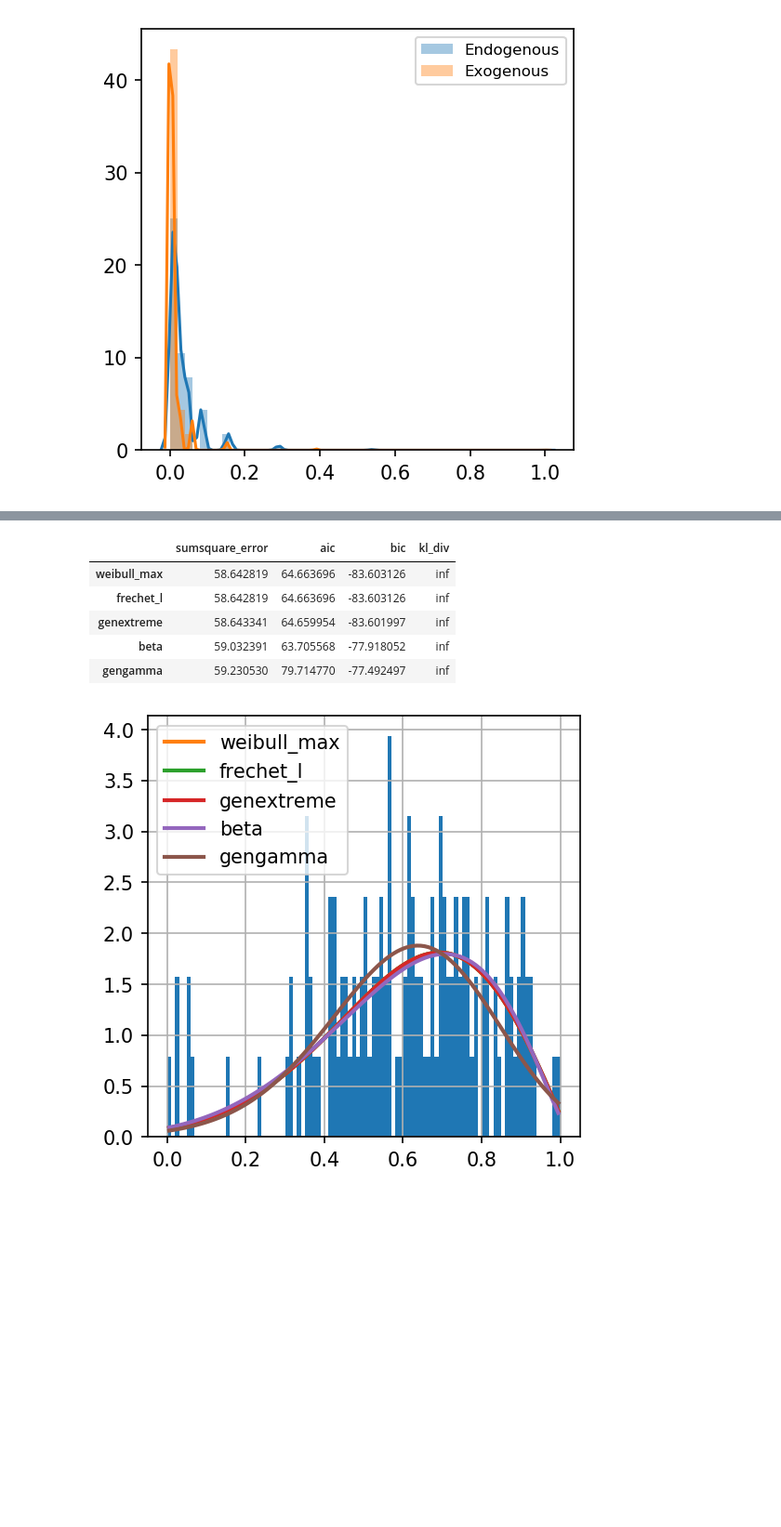
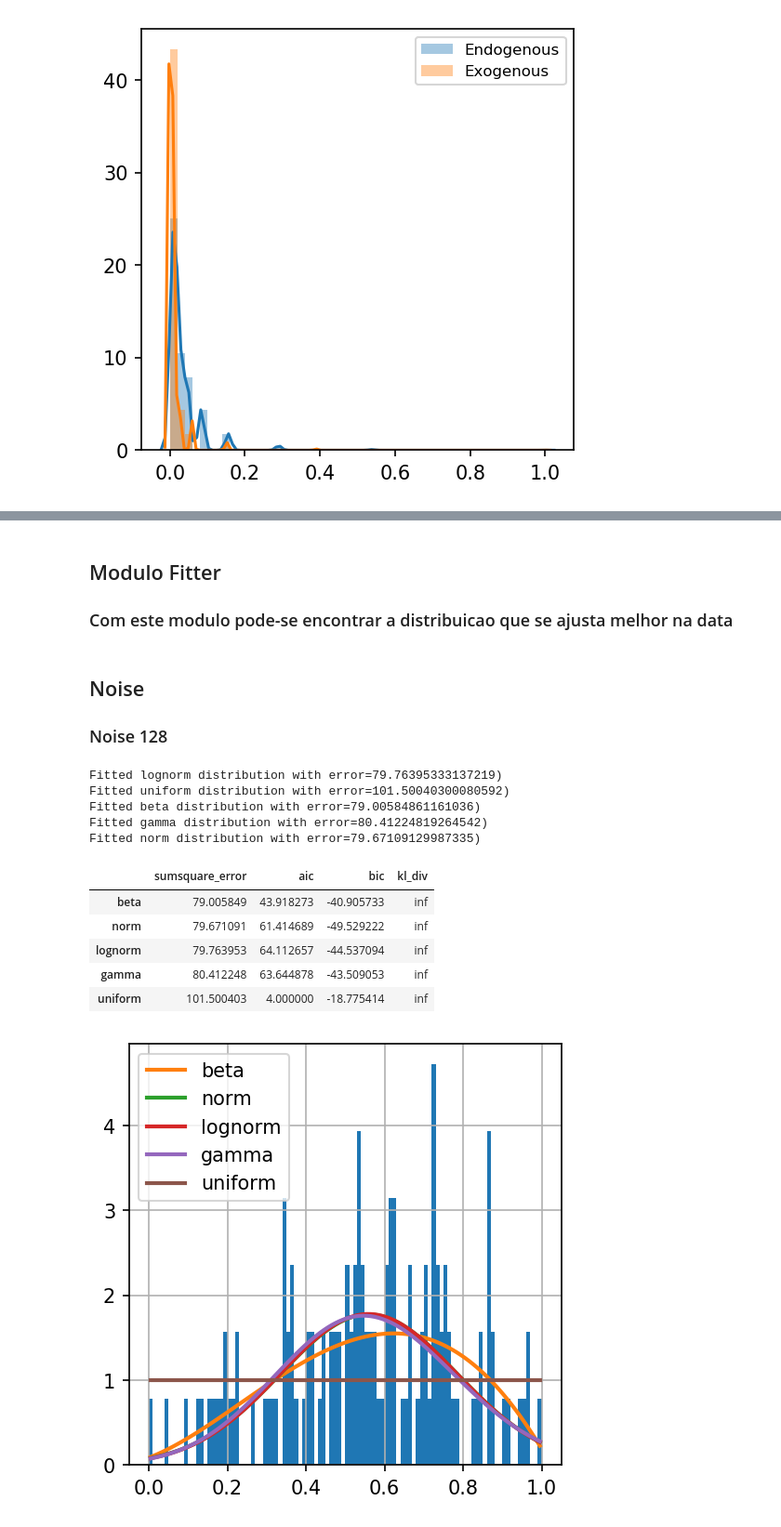
Before and after one commit to mhacarthur/Cap239, a Jupyter notebook: Lista/Lista1_P4.ipynb, the cells around one changed output, grey strips where cells are left out. Shown at 93% size. Drawn from its saved outputs; the diff is of its cells as text; code cells hidden in the pictures; blank space fills up the shorter version.

```diff
--- a/Lista/Lista1_P4.ipynb
+++ b/Lista/Lista1_P4.ipynb
@@ -245,11 +199,24 @@ Fitted wrapcauchy distribution with error=nan)
+# %% [markdown]
+## Modulo Fitter
+### Com este modulo pode-se encontrar a distribuicao que se ajusta melhor na data
+# %% [markdown]
+## Noise
+### Noise 128
 # %%
+f = Fitter(serie_128_norm, distributions=['lognorm','uniform','beta','gamma','norm'])
+f.fit()
 fig1 = plt.figure(figsize=(4,4),dpi=150)
 f.summary()
 # %% [output]
+Fitted lognorm distribution with error=79.76395333137219)
+Fitted uniform distribution with error=101.50040300080592)
+Fitted beta distribution with error=79.00584861161036)
+Fitted gamma distribution with error=80.41224819264542)
+Fitted norm distribution with error=79.67109129987335)
 |  | sumsquare_error | aic | bic | kl_div |
-| weibull_max | 58.642819 | 64.663696 | -83.603126 | inf |
-| frechet_l | 58.642819 | 64.663696 | -83.603126 | inf |
-| genextreme | 58.643341 | 64.659954 | -83.601997 | inf |
-| beta | 59.032391 | 63.705568 | -77.918052 | inf |
-| gengamma | 59.230530 | 79.714770 | -77.492497 | inf |
+| beta | 79.005849 | 43.918273 | -40.905733 | inf |
+| norm | 79.671091 | 61.414689 | -49.529222 | inf |
+| lognorm | 79.763953 | 64.112657 | -44.537094 | inf |
+| gamma | 80.412248 | 63.644878 | -43.509053 | inf |
+| uniform | 101.500403 | 4.000000 | -18.775414 | inf |
-[figure, old version]
+[figure, new version]
```
Also changed, not shown: parts of 46 cells of this notebook, 1 other file.
